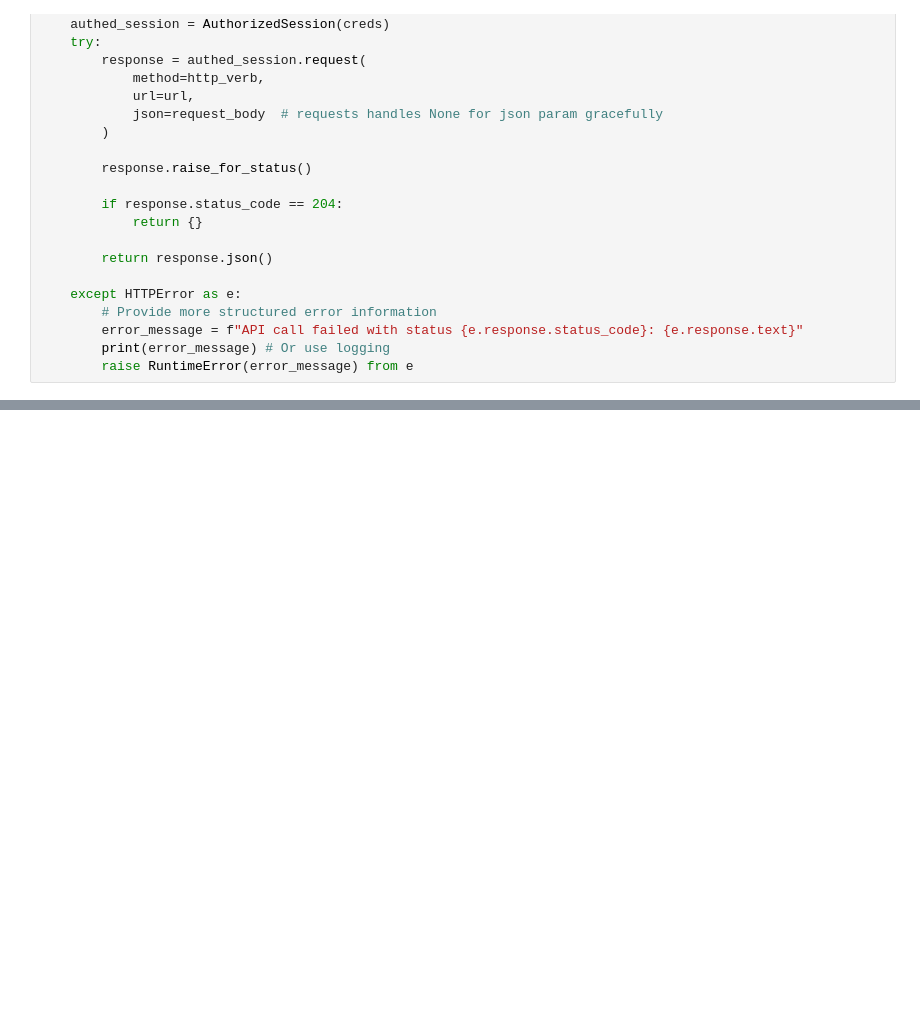
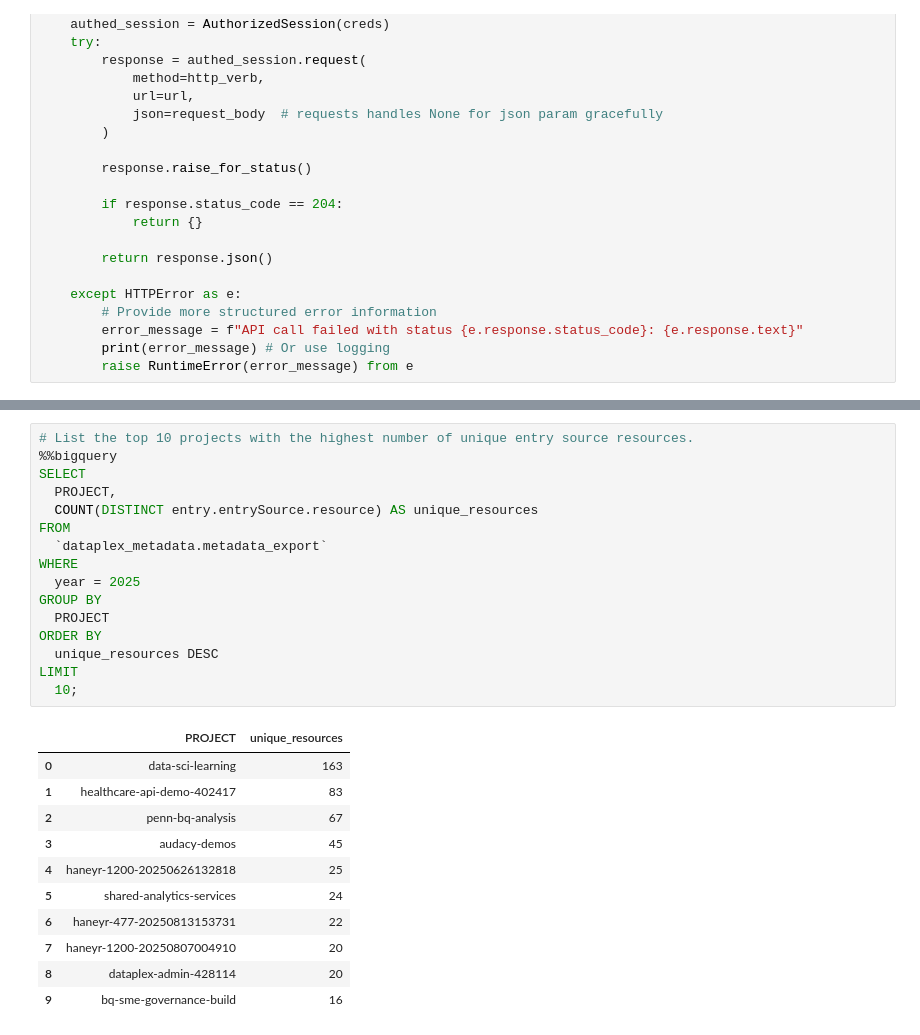
Before and after one commit to haneyr/bq-academy-datagov-lab, a Jupyter notebook: 02 - Export Metadata.ipynb, the cells around one changed output, grey strips where cells are left out. Cells and saved outputs as stored; diff of their text form; blank space fills up the shorter version.

```diff
--- a/02 - Export Metadata.ipynb
+++ b/02 - Export Metadata.ipynb
@@ -240,0 +302,28 @@ create_hive_partitioned_external_table(PROJECT_ID, EXPORT_BUCKET_NAME)
+# %%
+# List the top 10 projects with the highest number of unique entry source resources.
+%%bigquery
+SELECT
+  PROJECT,
+  COUNT(DISTINCT entry.entrySource.resource) AS unique_resources
+FROM
+  `dataplex_metadata.metadata_export`
+WHERE
+  year = 2025
+GROUP BY
+  PROJECT
+ORDER BY
+  unique_resources DESC
+LIMIT
+  10;
+# %% [output]
+|  | PROJECT | unique_resources |
+| 0 | data-sci-learning | 163 |
+| 1 | healthcare-api-demo-402417 | 83 |
+| 2 | penn-bq-analysis | 67 |
+| 3 | audacy-demos | 45 |
+| 4 | haneyr-1200-20250626132818 | 25 |
+| 5 | shared-analytics-services | 24 |
+| 6 | haneyr-477-20250813153731 | 22 |
+| 7 | haneyr-1200-20250807004910 | 20 |
+| 8 | dataplex-admin-428114 | 20 |
+| 9 | bq-sme-governance-build | 16 |
```
Also changed, not shown: parts of 10 cells of this notebook.
